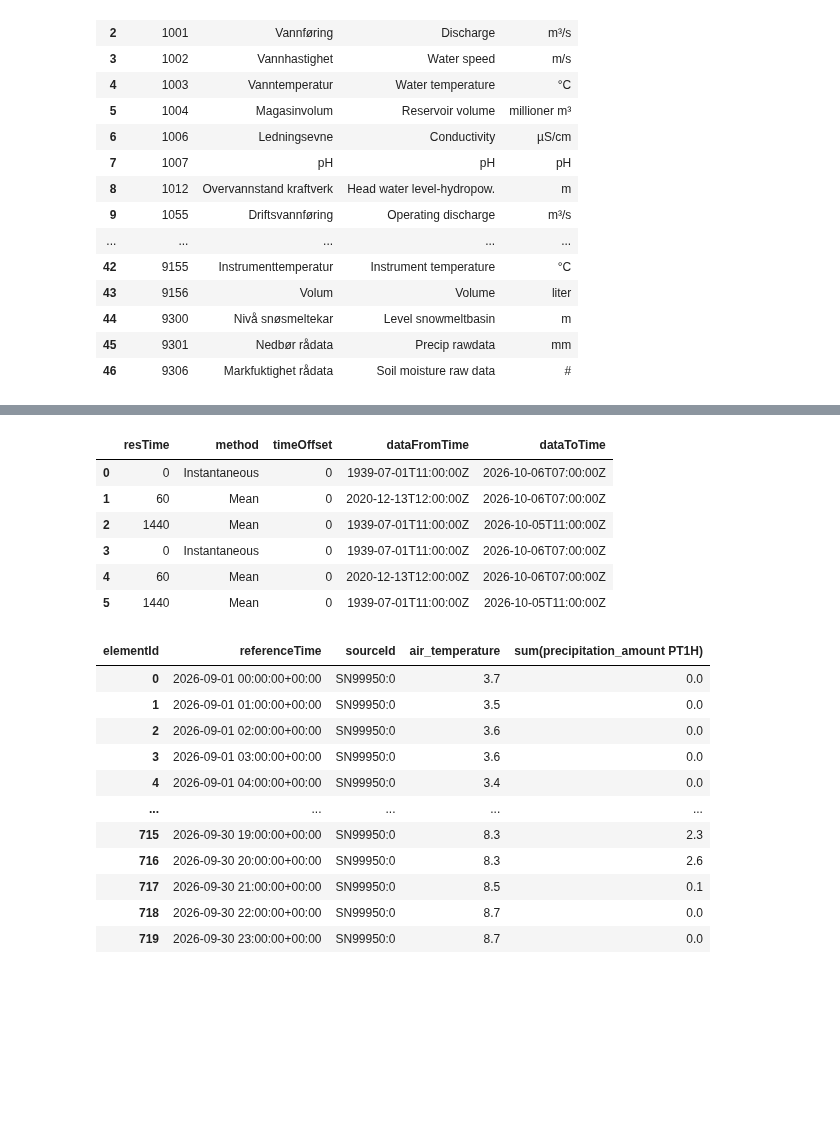
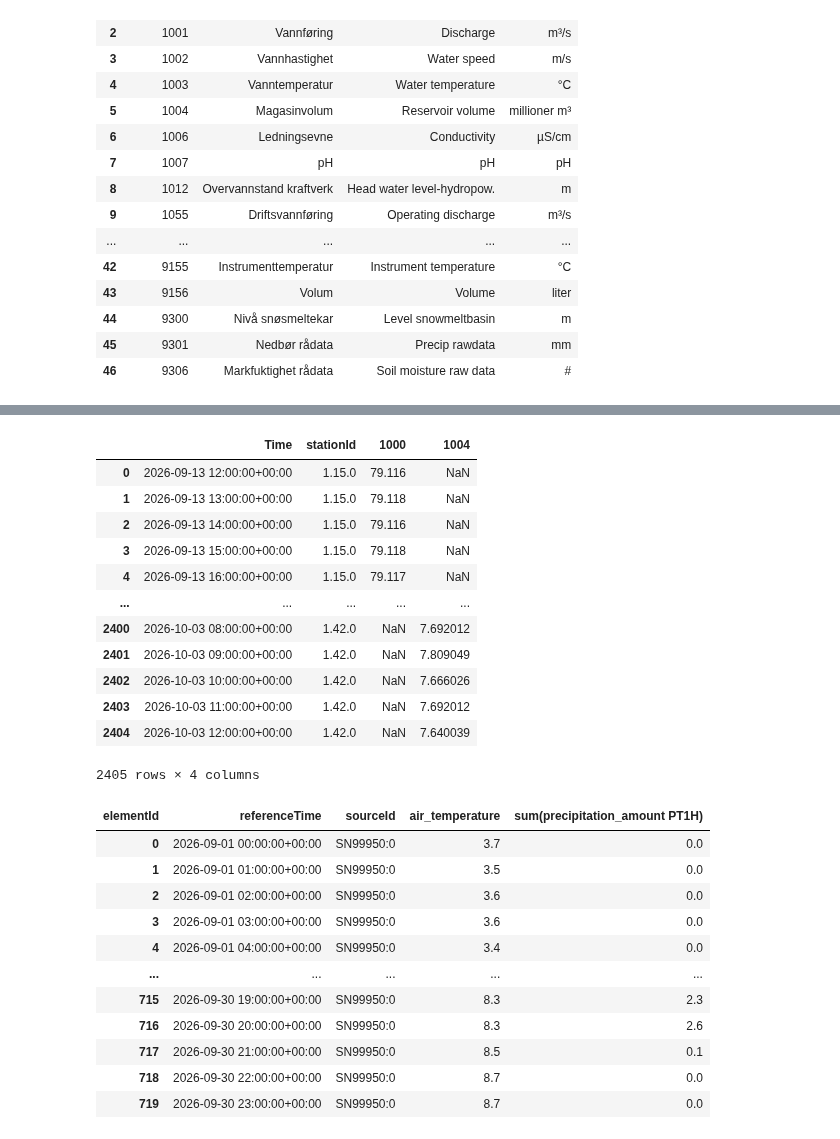
Before and after one commit to Lam-V-Nguyen/HydroAI-Fjord-Platform, a Jupyter notebook: dataDownload.ipynb, the cells around one changed output, grey strips where cells are left out. Saved outputs shown, nothing was run; the diff lists cells and outputs as text; code cells hidden in the pictures; blank space fills up the shorter version.

```diff
--- a/dataDownload.ipynb
+++ b/dataDownload.ipynb
@@ -34,7 +34,8 @@ response = requests.get(
 )
 response.raise_for_status()
 series_data = response.json()
-pd.DataFrame(series_data['data'])
+df = pd.DataFrame(series_data['data'])
+df
 # %% [output]
 |  | parameter | parameterName | parameterNameEng | unit |
 | 0 | 0 | Nedbør | Precipitation | mm |
@@ -55,19 +56,24 @@ pd.DataFrame(series_data['data'])
 | 46 | 9306 | Markfuktighet rådata | Soil moisture raw data | # |
 # %%
 url_series = f"{url}/Series"
-station_id = '1.15.0'
-params = {
-    "StationId": station_id
-}
-response = requests.get(
-    url_series,
-    headers=headers,
-    params=params,
-    timeout=30
-)
-
-response.raise_for_status()
-
-series_data = response.json()
-pd.DataFrame(series_data['data'])
+stations = ['1.15.0', '1.200.0', '1.42.0']
+pr = set()
+for st in stations:
+    params = {
+        'StationId': st
+    }
+    response = requests.get(
+        url_series,
+        headers=headers,
+        params=params,
+        timeout=30
+    )
+    response.raise_for_status()
+    data = response.json()
+    records = data.get('data', [])
+    df = pd.DataFrame(records)
+    for i in df['parameter'].values:
+        pr.add(i)
+    print(df)
+print(pr)
 # %% [output]
@@ -77,15 +100,19 @@ pd.DataFrame(series_data['data'])
-# %%
-temp = pd.DataFrame(series_data['data'])
-temp = temp.explode('resolutionList', ignore_index=True)
-pd.json_normalize(temp['resolutionList'])
-# %% [output]
-|  | resTime | method | timeOffset | dataFromTime | dataToTime |
-| 0 | 0 | Instantaneous | 0 | 1939-07-01T11:00:00Z | 2026-10-06T07:00:00Z |
-| 1 | 60 | Mean | 0 | 2020-12-13T12:00:00Z | 2026-10-06T07:00:00Z |
-| 2 | 1440 | Mean | 0 | 1939-07-01T11:00:00Z | 2026-10-05T11:00:00Z |
-| 3 | 0 | Instantaneous | 0 | 1939-07-01T11:00:00Z | 2026-10-06T07:00:00Z |
-| 4 | 60 | Mean | 0 | 2020-12-13T12:00:00Z | 2026-10-06T07:00:00Z |
-| 5 | 1440 | Mean | 0 | 1939-07-01T11:00:00Z | 2026-10-05T11:00:00Z |
+# %%
+df
+# %% [output]
+|  | Time | stationId | 1000 | 1004 |
+| 0 | 2026-09-13 12:00:00+00:00 | 1.15.0 | 79.116 | NaN |
+| 1 | 2026-09-13 13:00:00+00:00 | 1.15.0 | 79.118 | NaN |
+| 2 | 2026-09-13 14:00:00+00:00 | 1.15.0 | 79.116 | NaN |
+| 3 | 2026-09-13 15:00:00+00:00 | 1.15.0 | 79.118 | NaN |
+| 4 | 2026-09-13 16:00:00+00:00 | 1.15.0 | 79.117 | NaN |
+| ... | ... | ... | ... | ... |
+| 2400 | 2026-10-03 08:00:00+00:00 | 1.42.0 | NaN | 7.692012 |
+| 2401 | 2026-10-03 09:00:00+00:00 | 1.42.0 | NaN | 7.809049 |
+| 2402 | 2026-10-03 10:00:00+00:00 | 1.42.0 | NaN | 7.666026 |
+| 2403 | 2026-10-03 11:00:00+00:00 | 1.42.0 | NaN | 7.692012 |
+| 2404 | 2026-10-03 12:00:00+00:00 | 1.42.0 | NaN | 7.640039 |
+2405 rows × 4 columns
 # %%
 df_wide = df.pivot_table(
     index=["referenceTime", "sourceId"],
```
Also changed, not shown: parts of 4 cells of this notebook, 5 other files.
